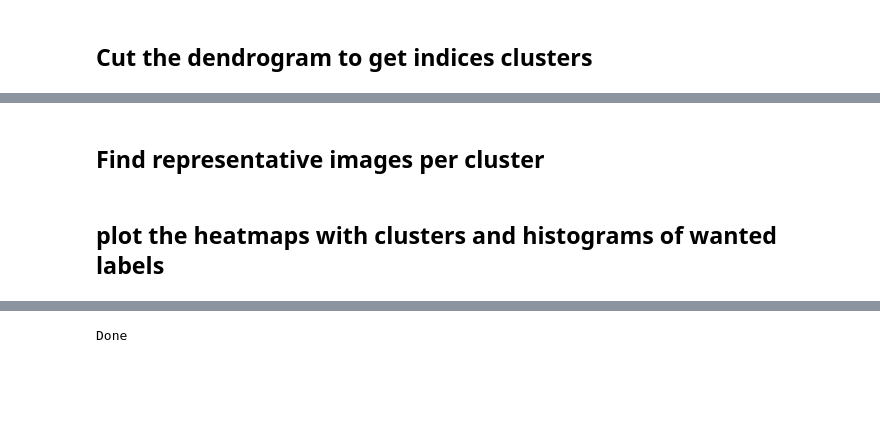
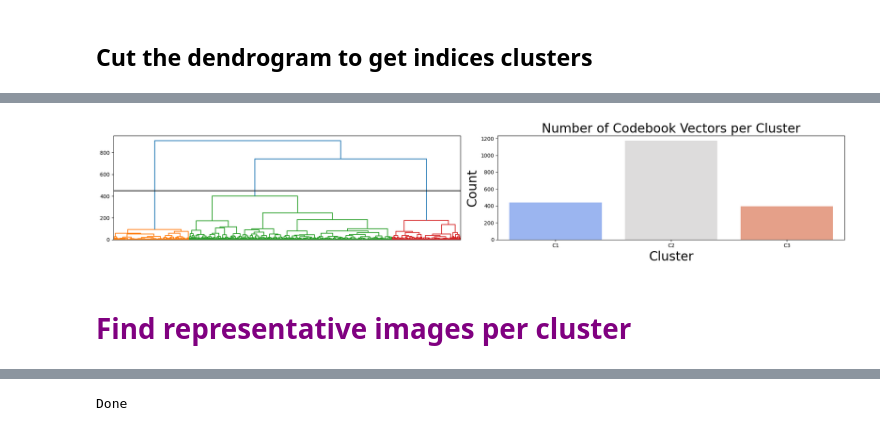
Before and after one commit to Sagykri/NOVA, a Jupyter notebook: outputs/figures/feature_spectra_notebooks/U2OS_VQ1_codebook_hierarchical_clustering_feature_spectra.ipynb, the cells around one changed output, grey strips where cells are left out. Drawn from its saved outputs; the diff is of its cells as text; code cells hidden in the pictures; blank space fills up the shorter version.

```diff
--- a/outputs/figures/feature_spectra_notebooks/U2OS_VQ1_codebook_hierarchical_clustering_feature_spectra.ipynb
+++ b/outputs/figures/feature_spectra_notebooks/U2OS_VQ1_codebook_hierarchical_clustering_feature_spectra.ipynb
@@ -30,7 +33,7 @@ all-except-skipped
 Modules to skip:
 # %%
 CYTOSELF_MODEL_PATH = '/home/labs/hornsteinlab/Collaboration/MOmaps/outputs/models_outputs_cytoself_qsplit9/'
-EMBEDDINGS_FOLDER = os.path.join(CYTOSELF_MODEL_PATH, 'embeddings', 'U2OS', 'vqindhist1', 'U2OS_spd_format')
-SAVE_PATH = '/home/labs/hornsteinlab/Collaboration/MOmaps/outputs/figures/U2OS/feature_spectra'
+EMBEDDINGS_FOLDER = os.path.join(CYTOSELF_MODEL_PATH, 'embeddings', 'U2OS', 'vqindhist1')
+SAVE_PATH = '/home/labs/hornsteinlab/Collaboration/MOmaps/outputs/figures/manuscript/sup_fig2/'
 # %% [markdown]
 ## Load vqindhist of U2OS cells
@@ -48,2 +40,6 @@ print(np.unique(labels).shape)
+# %%
+vqindhist, labels, paths = load_multiple_vqindhists(batches=['U2OS_spd_format'],
+                                                    embeddings_folder=EMBEDDINGS_FOLDER,
+                                                    datasets=['all'])
 # %% [markdown]
 ## Save the histograms in a dataframe (hist_df) and add the label
@@ -79,0 +46,4 @@ hist_df
+# %%
+hist_df = create_vqindhists_df(vqindhist, labels, paths)
+print(hist_df.shape)
+hist_df.sample(5)
@@ -151,0 +68,7 @@ clustermap.figure.savefig(os.path.join(SAVE_PATH, "U2OS_codeword_idx_corr_heatma
+# %%
+# Correlate codebook vectors (heatmap)
+clustermap, codebook_corr = create_codebook_heatmap(hist_df.drop(columns='path'),
+                                                    corr_method='pearson',
+                                                    calc_linkage=True,
+                                                    linkage_method='ward' #'complete', 'average', 'median', 'ward'
+                                                    )
@@ -210,2 +79,12 @@ corr_with_clusters = get_clusters(clustermap, corr, cutoff = 19)
+# %%
+# decide on num of clusters by dendogram (and number of codebook vectors in each cluster)
+corr_with_clusters = set_num_clusters_by_dendrogram(clustermap,
+                                                    codebook_corr,
+                                                    cutoff=450)
+
+# Fetch the cluster assignment of each codebook vector
+codebook_vec_cluster_assignment = corr_with_clusters[['cluster']]
+# %% [output]
+[figure, added]
 # %% [markdown]
-## Find representative images per cluster
+# <font color="purple"> Find representative images per cluster </font>
@@ -286,2 +90,0 @@ plt.show()
-# %% [markdown]
-## plot the heatmaps with clusters and histograms of wanted labels
```
Also changed, not shown: parts of 30 cells of this notebook.
